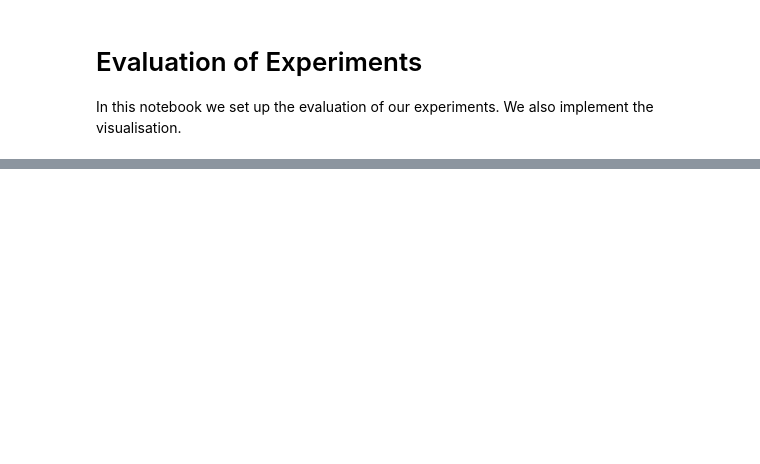
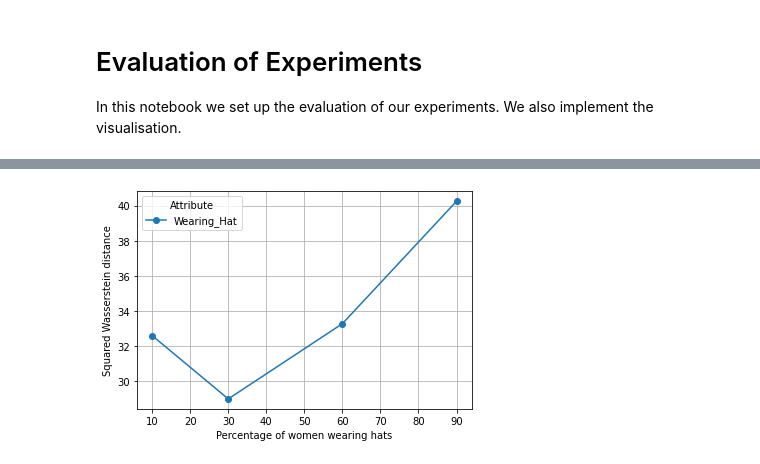
Before and after one commit to nobias-project/OT-ICNN-bias, a Jupyter notebook: notebooks/Evaluation_Experiments_CelebA.ipynb, the cells around one changed output, grey strips where cells are left out. Saved outputs shown, nothing was run; the diff lists cells and outputs as text; code cells hidden in the pictures; blank space fills up the shorter version.

```diff
--- a/notebooks/Evaluation_Experiments_CelebA.ipynb
+++ b/notebooks/Evaluation_Experiments_CelebA.ipynb
@@ -333,0 +26,27 @@ df_female.values_facenet.mean()
+# %%
+def compute_wasserstein(df, values_column):
+    mean = df[values_column].mean()
+
+    return mean
+
+def box_plot(df, percentage, attribute, values_column, show=True):
+    ax = df.boxplot(column = values_column, by = attribute)
+    plt.suptitle("")
+    ax.set_title("{}% of men wearing {}".format(n, attribute.split("_")[-1].lower()))
+    ax.set_ylabel("Individual bias")
+
+    plt.savefig("../results/Experiment1/{0}/{0}_Boxplot_{1}.png".format(attribute.split("_")[-1], n))
+
+    if show:
+        plt.show()
+
+def save_images_as_grid(path, array_img_vectors):
+
+    array_img_vectors = torch.from_numpy(array_img_vectors)\
+        .float().permute(0, 3, 1, 2)
+    grid = make_grid(array_img_vectors, nrow=6, normalize=True)*255
+    ndarr = grid.to('cpu', torch.uint8).numpy().T
+    im = Image.fromarray(ndarr.transpose(1, 0, 2))
+
+    #im.save(path)
+    display(im)
@@ -333,0 +83,17 @@ df_female.values_facenet.mean()
+# %%
+fem_hat_csvs = ["../data/celeba/experiment1_Female_Wearing_Hat_{}%.csv".format(n) for n in [10,30,60,90]]
+fem_hat_dfs = [pd.read_csv(path) for path in fem_hat_csvs]
+scores = [compute_wasserstein(df, "values_resnet18") for df in fem_hat_dfs]
+
+plt.plot([10,30,60,90], scores, "-o")
+
+plt.title("")
+plt.xlabel("Percentage of women wearing hats")
+plt.ylabel("Squared Wasserstein distance")
+plt.legend(["Wearing_Hat"], title="Attribute")
+plt.grid()
+
+plt.savefig("../results/Experiment1/Female_Hats_Wasserstein_distance_plot.png")
+plt.show()
+# %% [output]
+[figure, added]
```
Also changed, not shown: parts of 48 cells of this notebook.
